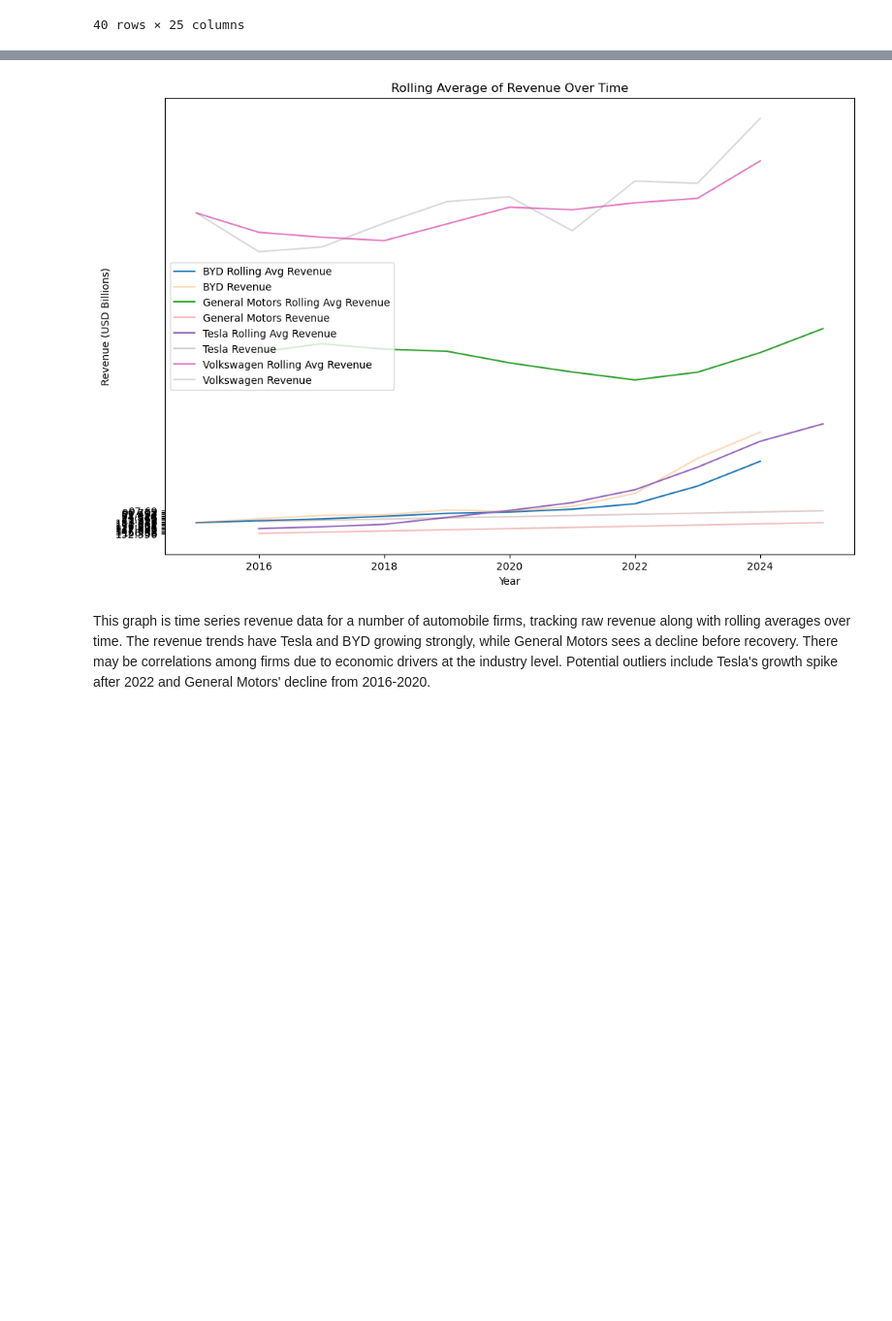
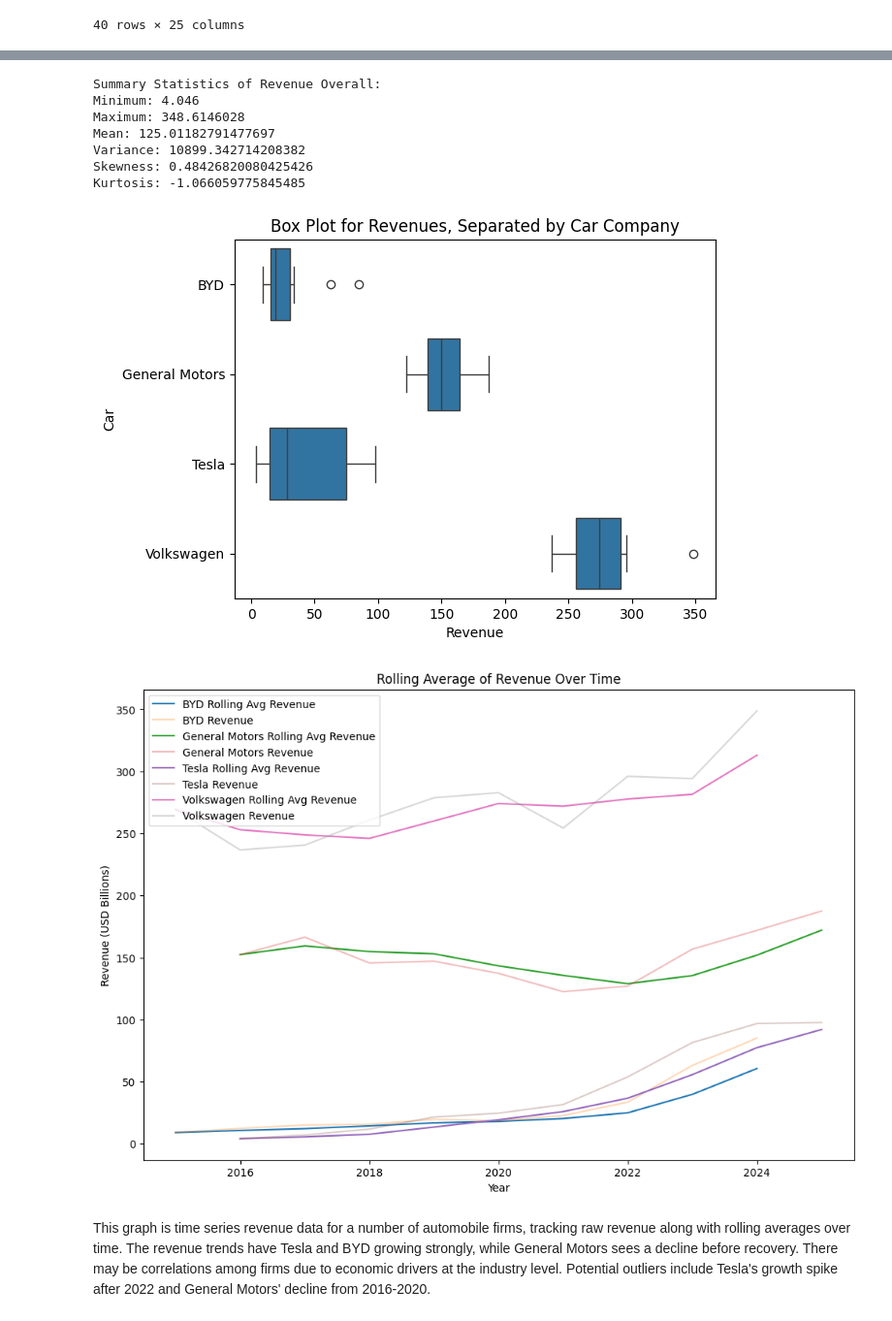
Before and after one commit to Chromex123/CMSC320-Final, a Jupyter notebook: CMSC320 Final.ipynb, the cells around one changed output, grey strips where cells are left out. Shown at 97% size. Drawn from its saved outputs; the diff is of its cells as text; code cells hidden in the pictures; blank space fills up the shorter version.

```diff
--- a/CMSC320 Final.ipynb
+++ b/CMSC320 Final.ipynb
@@ -264,19 +267,37 @@ main_df
 # %%
 import matplotlib.pyplot as plt
-
+sumstats = scipy.stats.describe(main_df['Revenue'])
+print("Summary Statistics of Revenue Overall:")
+minr, maxr = sumstats.minmax
+print("Minimum: "+str(minr))
+print("Maximum: "+str(maxr))
+print("Mean: "+str(sumstats.mean))
+print("Variance: "+str(sumstats.variance))
+print("Skewness: "+str(sumstats.skewness))
+print("Kurtosis: "+str(sumstats.kurtosis))
+g2 = sns.boxplot(data=main_df, x="Revenue", y="Car")
+g2.set_title("Box Plot for Revenues, Separated by Car Company")
 plt.figure(figsize=(12, 8))
 for car in main_df['Car'].unique():
     car_data = main_df[main_df['Car'] == car].sort_values('Report Date')
     rolling_avg = car_data['Revenue'].rolling(window=3, min_periods=1).mean()
     plt.plot(car_data['Report Date'], rolling_avg, label=f'{car} Rolling Avg Revenue')
     plt.plot(car_data['Report Date'], car_data['Revenue'], label=f'{car} Revenue', alpha = 0.3)
 
 plt.title('Rolling Average of Revenue Over Time')
 plt.xlabel('Year')
 plt.ylabel('Revenue (USD Billions)')
 plt.legend()
 plt.show()
 # %% [output]
+Summary Statistics of Revenue Overall:
+Minimum: 4.046
+Maximum: 348.6146028
+Mean: 125.01182791477697
+Variance: 10899.342714208382
+Skewness: 0.48426820080425426
+Kurtosis: -1.066059775845485
-[figure, old version]
+[figure, new version]
+[figure, added]
 # %% [markdown]
 This graph is time series revenue data for a number of automobile firms, tracking raw revenue along with rolling averages over time.  The revenue trends have Tesla and BYD growing strongly, while General Motors sees a decline before recovery. There may be correlations among firms due to economic drivers at the industry level. Potential outliers include Tesla's growth spike after 2022 and General Motors' decline from 2016-2020.
```
Also changed, not shown: parts of 20 cells of this notebook.
